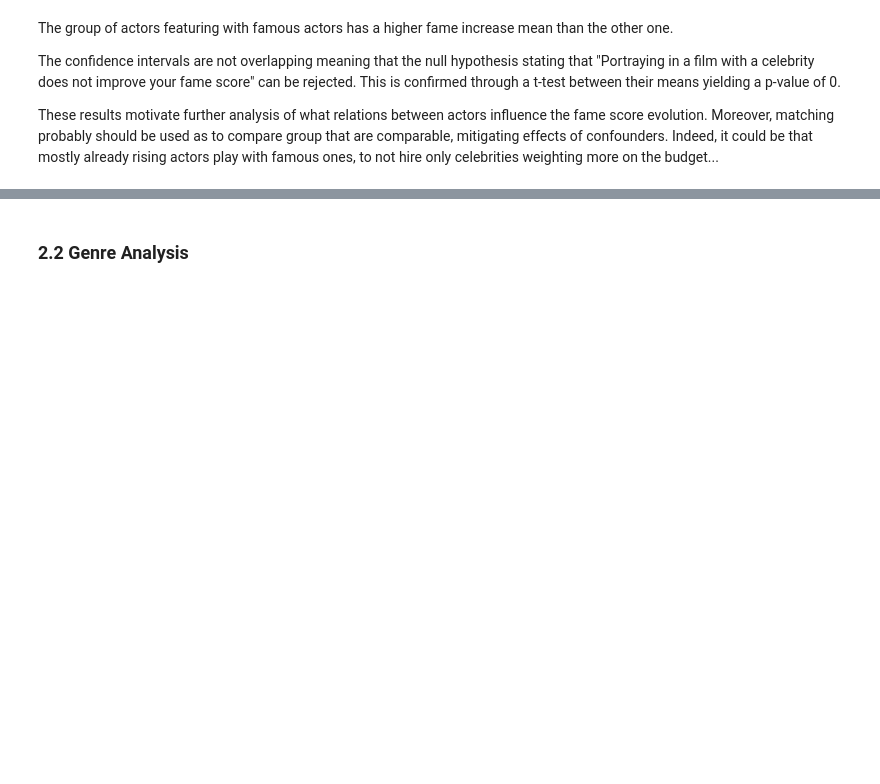
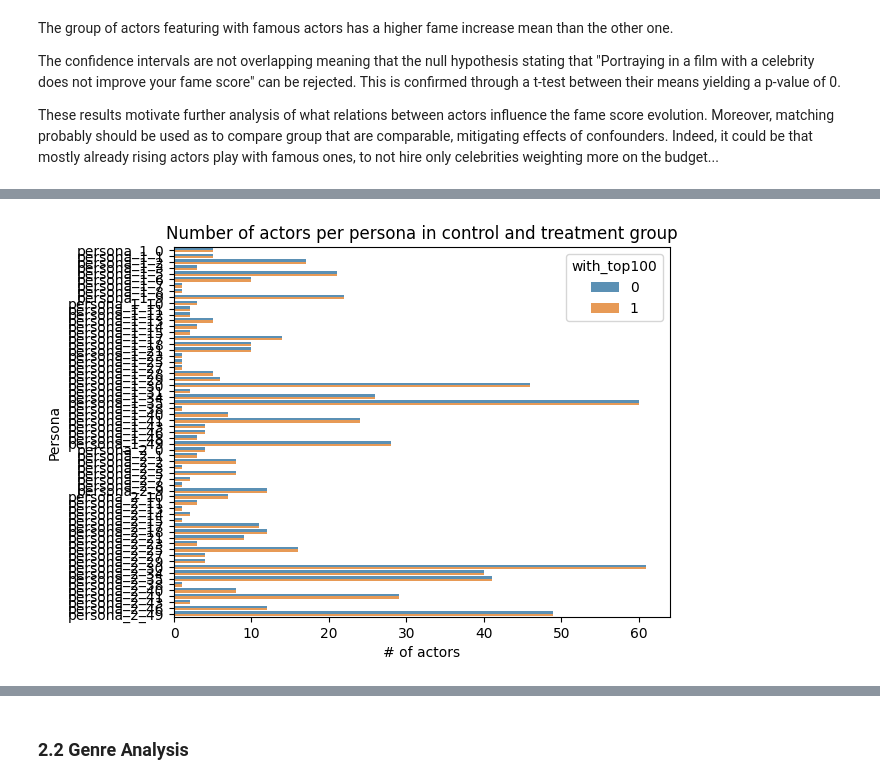
Before and after one commit to epfl-ada/ada-2023-project-lasempanadas, a Jupyter notebook: project_milestone_3.ipynb, the cells around one changed output, grey strips where cells are left out. Saved outputs shown, nothing was run; the diff lists cells and outputs as text; code cells hidden in the pictures; blank space fills up the shorter version.

```diff
--- a/project_milestone_3.ipynb
+++ b/project_milestone_3.ipynb
@@ -1262,0 +1133,12 @@ These results motivate further analysis of what relations between actors influen
+# %%
+# Sanity check for persona exact matching
+matched_persona = pd.get_dummies(matched_actor_feats, columns=['persona_1','persona_2'])
+matched_persona = matched_persona[['with_top100']+[col for col in matched_persona.columns if 'persona' in col]].groupby('with_top100', as_index=False).sum()
+matched_persona = matched_persona.melt(id_vars='with_top100', value_name='count')
+
+sns.barplot(x='count', y='variable', hue='with_top100', data=matched_persona, alpha=0.8)
+plt.ylabel('Persona')
+plt.xlabel('# of actors')
+plt.title('Number of actors per persona in control and treatment group');
+# %% [output]
+[figure, added]
```
Also changed, not shown: parts of 110 cells of this notebook.
